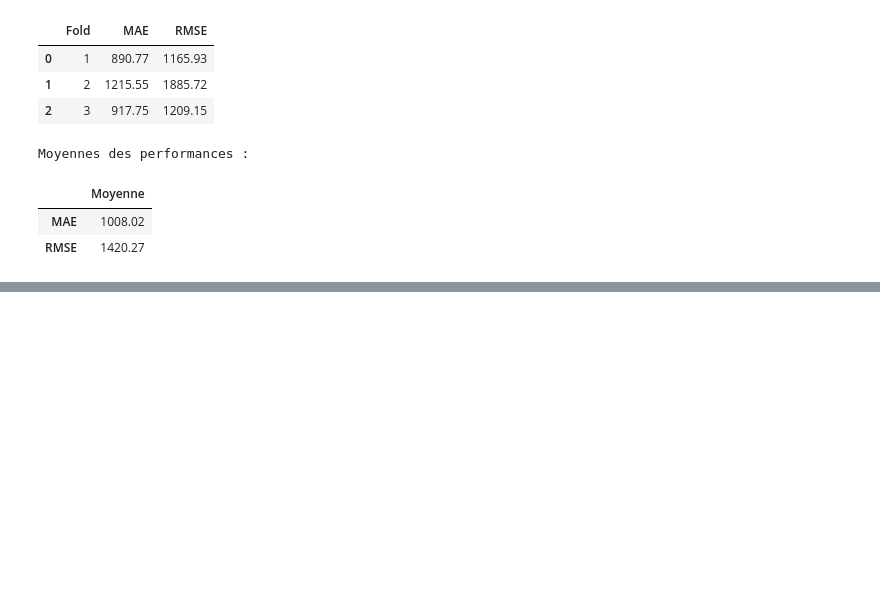
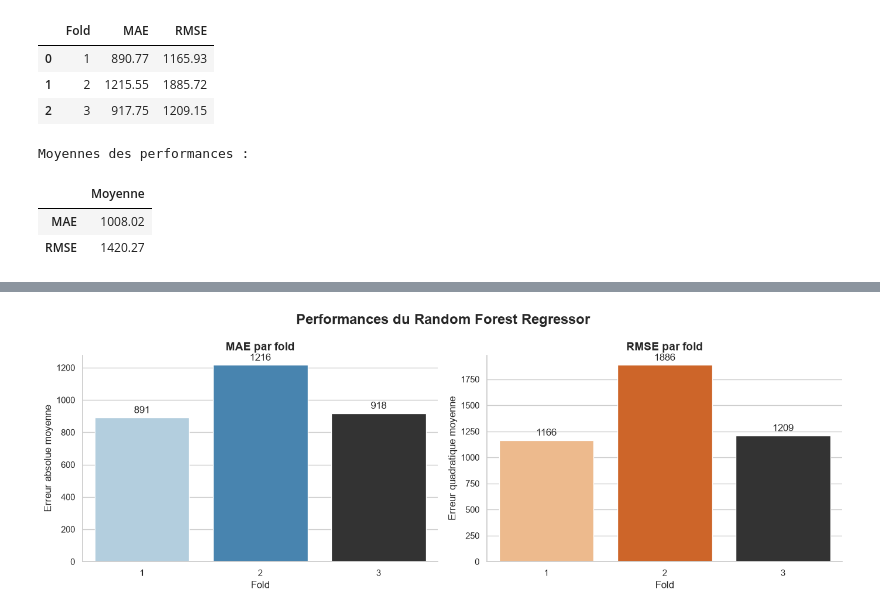
Before and after one commit to sirius-code7/projet_ml_prediction_chiffres_affaires, a Jupyter notebook: Prediction_chiffres_affaires/notebooks/modelisation.ipynb, the cells around one changed output, grey strips where cells are left out. Saved outputs shown, nothing was run; the diff lists cells and outputs as text; code cells hidden in the pictures; blank space fills up the shorter version.

Commit message:
visualiser les performances du modele rf
à l'aide de matplotlib et seaborn

```diff
--- a/Prediction_chiffres_affaires/notebooks/modelisation.ipynb
+++ b/Prediction_chiffres_affaires/notebooks/modelisation.ipynb
@@ -418,0 +425,67 @@ Moyennes des performances :
+# %%
+import matplotlib.pyplot as plt
+import seaborn as sns
+
+# préparer les résultats
+df_rf = pd.DataFrame(resultats_random_forest)
+
+df_rf_long = df_rf.melt(
+    id_vars="Fold",
+    value_vars=["MAE", "RMSE"],
+    var_name="Métrique",
+    value_name="Erreur"
+)
+
+# configurer le style
+sns.set_theme(style="whitegrid", context="notebook")
+
+fig, axes = plt.subplots(1, 2, figsize=(14, 5))
+
+# graphique 1 : MAE par fold
+sns.barplot(
+    data=df_rf,
+    x="Fold",
+    y="MAE",
+    hue="Fold",
+    palette="Blues_d",
+    legend=False,
+    ax=axes[0]
+)
+
+axes[0].set_title("MAE par fold", fontsize=14, fontweight="bold")
+axes[0].set_xlabel("Fold")
+axes[0].set_ylabel("Erreur absolue moyenne")
+
+for container in axes[0].containers:
+    axes[0].bar_label(container, fmt="%.0f", padding=3)
+
+# graphique 2 : RMSE par fold
+sns.barplot(
+    data=df_rf,
+    x="Fold",
+    y="RMSE",
+    hue="Fold",
+    palette="Oranges_d",
+    legend=False,
+    ax=axes[1]
+)
+
+axes[1].set_title("RMSE par fold", fontsize=14, fontweight="bold")
+axes[1].set_xlabel("Fold")
+axes[1].set_ylabel("Erreur quadratique moyenne")
+
+for container in axes[1].containers:
+    axes[1].bar_label(container, fmt="%.0f", padding=3)
+
+# présentation finale
+fig.suptitle(
+    "Performances du Random Forest Regressor",
+    fontsize=17,
+    fontweight="bold"
+)
+
+sns.despine()
+plt.tight_layout()
+plt.show()
+# %% [output]
+[figure, added]
```
Also changed, not shown: parts of 1 cell of this notebook.
